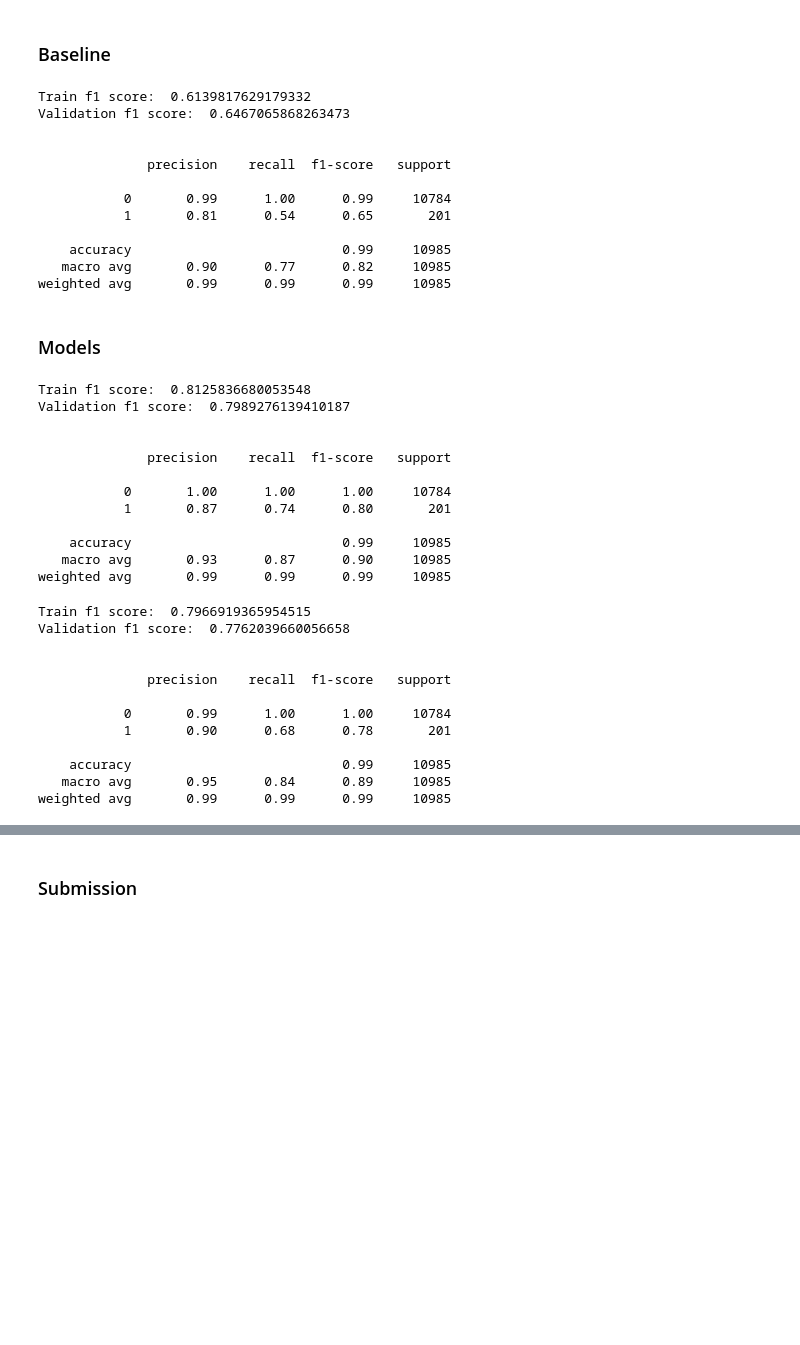
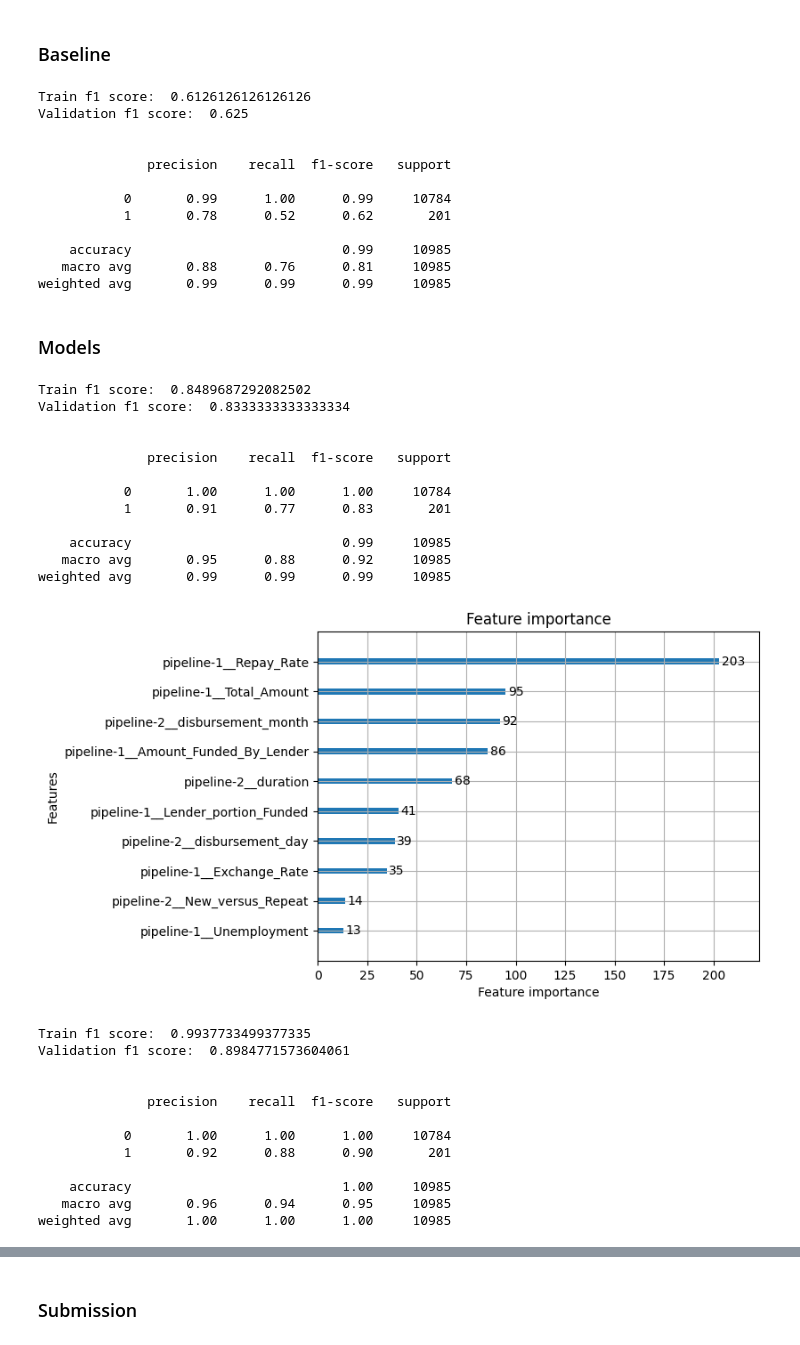
Before and after one commit to Toavina00/Zindi-credit-scoring, a Jupyter notebook: credit-scoring.ipynb, the cells around one changed output, grey strips where cells are left out. Cells and saved outputs as stored; diff of their text form; code cells hidden in the pictures; blank space fills up the shorter version.

Commit message:
improve model

```diff
--- a/credit-scoring.ipynb
+++ b/credit-scoring.ipynb
@@ -331,4 +431,8 @@ None
 # %%
+df_train = preprocess(train, indicator)
+
 X, y = df_train.drop(columns='target'), df_train['target']
 X_train, X_test, y_train, y_test = train_test_split(X, y, test_size=0.2, random_state=42, stratify=y)
 X_train,  X_val, y_train,  y_val = train_test_split(X_train, y_train, test_size=0.2, random_state=42, stratify=y_train)
+
+print(df_train.info())
@@ -335,12 +460,19 @@ X_train,  X_val, y_train,  y_val = train_test_split(X_train, y_train, test_size=
 # %%
 class WoeEncoder(BaseEstimator, TransformerMixin):
-    def __init__(self):
+    def __init__(self, zero_division=0.0, max_bin=None):
         self.woe = {}
+        self.zero_division = zero_division
+        self.max_bin = max_bin
 
     def fit(self, X, y):
         for column in X.columns:
+            if self.max_bin and X[column].nunique() > self.max_bin:
+                X[column] = pd.qcut(X[column], q=self.max_bin, duplicates='drop')
+
             tab = pd.crosstab(X[column], y)
             tab = tab.rename(columns={0: 'paid', 1: 'defaulted'})
+            tab['paid'] += self.zero_division
+            tab['defaulted'] += self.zero_division
             tab["woe"] = np.log((tab['paid'] / tab['paid'].sum()) / (tab['defaulted'] / tab['defaulted'].sum()))
             self.woe[column] = tab['woe'].to_dict()
         return self
@@ -348,7 +480,9 @@ class WoeEncoder(BaseEstimator, TransformerMixin):
     def transform(self, X):
         X_transformed = X.copy()
         for column in X.columns:
-            X_transformed[column] = X[column].map(self.woe[column])
+            if self.max_bin and X[column].nunique() > self.max_bin:
+                X_transformed[column] = pd.qcut(X_transformed[column], q=self.max_bin, duplicates='drop')
+            X_transformed[column] = X_transformed[column].map(self.woe[column])
         return X_transformed
 # %% [markdown]
 ### Baseline
@@ -363,7 +497,8 @@ model = make_pipeline(
         (
             make_pipeline(
                 SimpleImputer(strategy='most_frequent'),
-                WoeEncoder(),
+                WoeEncoder(1e-6),
+                SimpleImputer(strategy='most_frequent'),
             ), make_column_selector(dtype_include=np.int64)
         ),
         remainder='drop'
@@ -380,17 +515,17 @@ print("Validation f1 score: ", f1_score(y_val, y_pred))
 print("\n")
 print(classification_report(y_val, y_pred))
 # %% [output]
-Train f1 score:  0.6139817629179332
-Validation f1 score:  0.6467065868263473
+Train f1 score:  0.6126126126126126
+Validation f1 score:  0.625
 
 
               precision    recall  f1-score   support
 
            0       0.99      1.00      0.99     10784
-           1       0.81      0.54      0.65       201
+           1       0.78      0.52      0.62       201
 
     accuracy                           0.99     10985
-   macro avg       0.90      0.77      0.82     10985
+   macro avg       0.88      0.76      0.81     10985
 weighted avg       0.99      0.99      0.99     10985
 # %% [markdown]
 ### Models
@@ -410,7 +545,7 @@ model = make_pipeline(
         ),
         remainder='drop'
     ),
-    LGBMClassifier(verbose=-1, n_estimators=50, max_depth=3),
+    LGBMClassifier(verbose=-1, n_estimators=100, max_depth=3, random_state=42),
 )
 
 model.fit(X_train, y_train)
@@ -427,35 +562,51 @@ print("Validation f1 score: ", f1_score(y_val, y_val_pred))
 print("\n")
 print(classification_report(y_val, y_val_pred))
 # %% [output]
-Train f1 score:  0.8125836680053548
-Validation f1 score:  0.7989276139410187
+Train f1 score:  0.8489687292082502
+Validation f1 score:  0.8333333333333334
 
 
               precision    recall  f1-score   support
 
            0       1.00      1.00      1.00     10784
-           1       0.87      0.74      0.80       201
+           1       0.91      0.77      0.83       201
 
     accuracy                           0.99     10985
-   macro avg       0.93      0.87      0.90     10985
+   macro avg       0.95      0.88      0.92     10985
 weighted avg       0.99      0.99      0.99     10985
+# %%
+lgb_plot_importance(model[-1])
+
+plt.show()
+# %% [output]
+[figure, added]
 # %%
+continuous_columns = X_train.select_dtypes(include=np.float64).columns
+discrete_columns = X_train.select_dtypes(include=np.int64).columns
+
+continuous_columns = continuous_columns.drop([
+
+])
+
+discrete_columns = discrete_columns.drop([
+
+])
+
 model = make_pipeline(
     make_column_transformer(
         (
             make_pipeline(
                 SimpleImputer(strategy='mean'),
-                #StandardScaler(),
-            ), make_column_selector(dtype_include=np.float64)),
+            ), continuous_columns,
+        ),
         (
             make_pipeline(
                 SimpleImputer(strategy='most_frequent'),
-                WoeEncoder(),
-            ), make_column_selector(dtype_include=np.int64)
+            ), discrete_columns,
         ),
         remainder='drop'
     ),
-    LGBMClassifier(n_estimators=50, max_depth=3, random_state=42, verbose=-1)
+    XGBClassifier(random_state=42),
 )
 
 model.fit(X_train, y_train)
@@ -472,15 +623,15 @@ print("Validation f1 score: ", f1_score(y_val, y_val_pred))
 print("\n")
 print(classification_report(y_val, y_val_pred))
 # %% [output]
-Train f1 score:  0.7966919365954515
-Validation f1 score:  0.7762039660056658
+Train f1 score:  0.9937733499377335
+Validation f1 score:  0.8984771573604061
 
 
               precision    recall  f1-score   support
 
-           0       0.99      1.00      1.00     10784
-           1       0.90      0.68      0.78       201
+           0       1.00      1.00      1.00     10784
+           1       0.92      0.88      0.90       201
 
-    accuracy                           0.99     10985
-   macro avg       0.95      0.84      0.89     10985
-weighted avg       0.99      0.99      0.99     10985
+    accuracy                           1.00     10985
+   macro avg       0.96      0.94      0.95     10985
+weighted avg       1.00      1.00      1.00     10985
```
Also changed, not shown: parts of 27 cells of this notebook.
